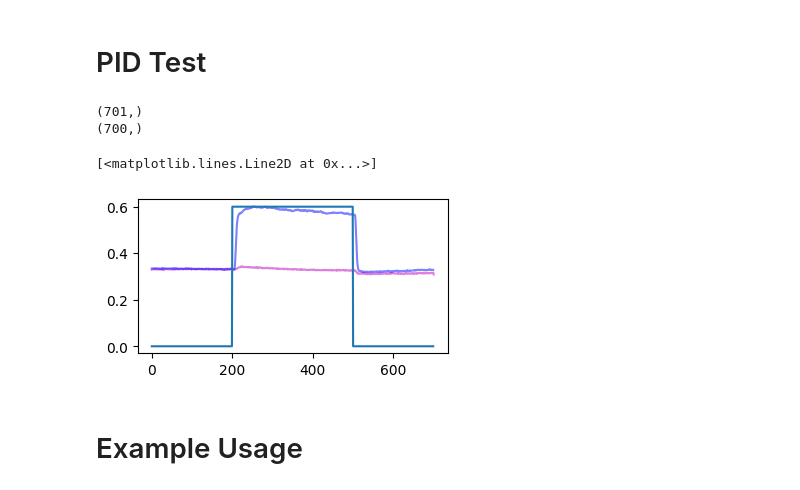
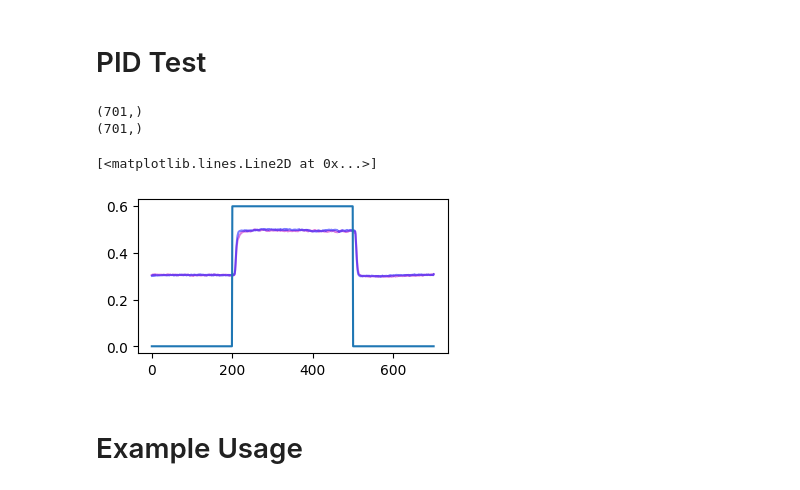
Before and after one commit to zihangxiao/analysis_fly_ball, a Jupyter notebook: simple_analysis.ipynb, the cells around one changed output. Cells and saved outputs as stored; diff of their text form; code cells hidden in the pictures.

Commit message:
add pid_test_analysis, add statistical test

```diff
--- a/simple_analysis.ipynb
+++ b/simple_analysis.ipynb
@@ -531,8 +612,8 @@ def plot_ce_be_comparisons(CE_x_w, CE_x_b, CE_y_w, CE_y_b, CE_vel_w, CE_vel_b,
 # %% [markdown]
 # PID Test
 # %%
-path = r'C:\Users\51325\Desktop\2024_summer_caltech\pid_test_20240717\zihang_behavior_only\log_test.txt'
-path_2 = r'C:\Users\51325\Desktop\2024_summer_caltech\pid_test_20240717\zihang_behavior_only\PID_file_test.txt'
+path = r'C:\Users\51325\Desktop\2024_summer_caltech\pid_test_20240717_10%_ethanol\zihang_behavior_only\log_test.txt'
+path_2 = r'C:\Users\51325\Desktop\2024_summer_caltech\pid_test_20240717_10%_ethanol\zihang_behavior_only\PID_file_test.txt'
 stimuli_info = get_stimuli(path)
 pid_file = pd.read_csv(path_2,header= None)
 
@@ -540,35 +621,35 @@ df_0, df_1, df_2, df_3 = get_group_trial_info(stimuli_info,pid_file[1])
 
 
 index_1 = get_index(df_1)
 index_2 = get_index(df_2)
 
 
 index_1_full = extend_index_ranges(index_1, 200)
 index_2_full = extend_index_ranges(index_2, 200)
 
 pre_w, during_w, post_w= split_trial_periods(index_1_full,pid_file[1])
 pre_b, during_b, post_b= split_trial_periods(index_2_full,pid_file[1])
 
 average_trial_w = get_average_trial(pre_w, during_w, post_w)
 average_trial_b = get_average_trial(pre_b, during_b, post_b)
 
 print(average_trial_w.shape)
 print(average_trial_b.shape)
 
 plt.figure(figsize=(4,2))
 
 plt.plot(average_trial_w,'m',alpha=0.5, label ="49")
 plt.plot(average_trial_b,'b',alpha=0.5, label = "48")
 
 odor_on=np.zeros(len(average_trial_b))
 odor_on[200:500]=0.6
 
 plt.plot(odor_on)
 # %% [output]
 (701,)
-(700,)
+(701,)
 [<matplotlib.lines.Line2D at 0x...>]
-[figure, old version]
+[figure, new version]
 # %% [markdown]
 # Example Usage
 # %%
```
Also changed, not shown: parts of 11 cells of this notebook.
